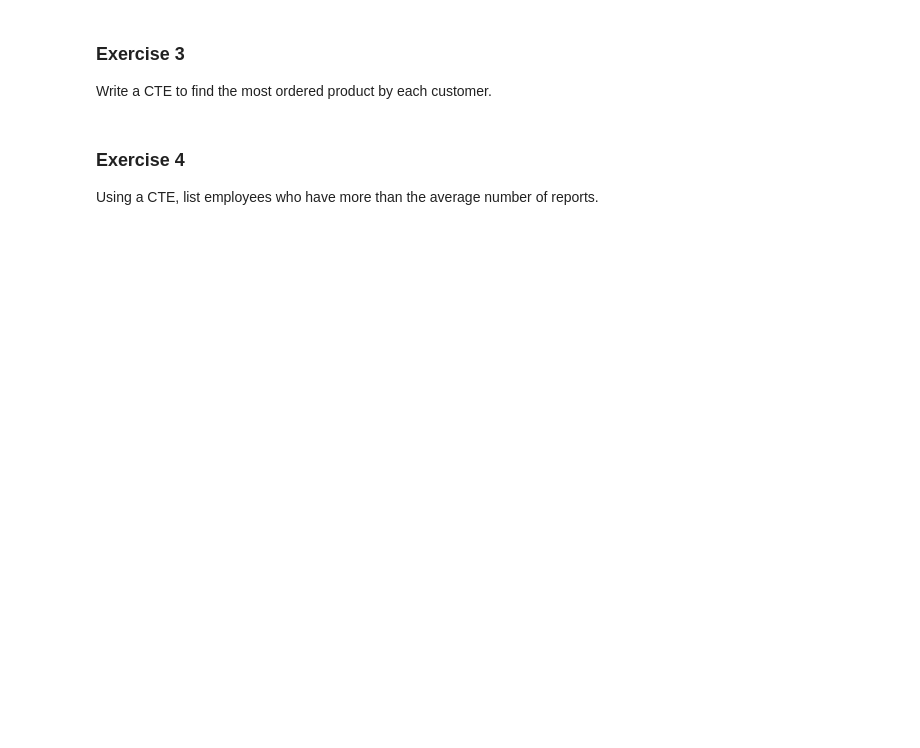
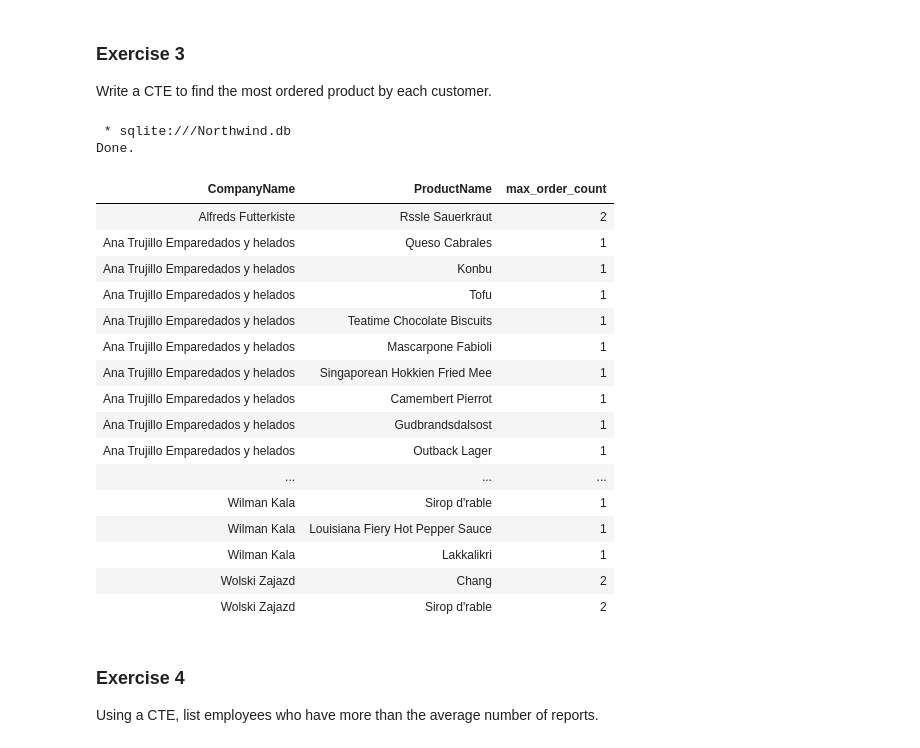
Before and after one commit to RealElvince/northwind-project-2, a Jupyter notebook: Subqueries and CTE's [Exercise].ipynb, the cells around one changed output. Cells and saved outputs as stored; diff of their text form; code cells hidden in the pictures; blank space fills up the shorter version.

```diff
--- a/Subqueries and CTE's [Exercise].ipynb
+++ b/Subqueries and CTE's [Exercise].ipynb
@@ -74,7 +90,44 @@ Find out the names of customers who have ordered products of more than the avera
 
 Write a CTE to find the most ordered product by each customer.
 # %%
-# Add your code here
+%%sql
+
+WITH most_ordered_products AS (
+    SELECT customers.CustomerID, OrderDetails.ProductID, COUNT(*) AS order_count
+    FROM customers
+    JOIN orders ON customers.CustomerID = orders.CustomerID
+    JOIN OrderDetails ON orders.OrderID = OrderDetails.OrderID
+    GROUP BY customers.CustomerID, OrderDetails.ProductID
+)
+SELECT customers.CompanyName, products.ProductName, max_order_count
+FROM (
+    SELECT CustomerID, MAX(order_count) AS max_order_count
+    FROM most_ordered_products
+    GROUP BY CustomerID
+) AS max_order_count
+JOIN most_ordered_products ON max_order_count.CustomerID = most_ordered_products.CustomerID AND max_order_count.max_order_count = most_ordered_products.order_count
+JOIN customers ON most_ordered_products.CustomerID = customers.CustomerID
+JOIN products ON most_ordered_products.ProductID = products.ProductID;
+# %% [output]
+ * sqlite:///Northwind.db
+Done.
+| CompanyName | ProductName | max_order_count |
+| Alfreds Futterkiste | Rssle Sauerkraut | 2 |
+| Ana Trujillo Emparedados y helados | Queso Cabrales | 1 |
+| Ana Trujillo Emparedados y helados | Konbu | 1 |
+| Ana Trujillo Emparedados y helados | Tofu | 1 |
+| Ana Trujillo Emparedados y helados | Teatime Chocolate Biscuits | 1 |
+| Ana Trujillo Emparedados y helados | Mascarpone Fabioli | 1 |
+| Ana Trujillo Emparedados y helados | Singaporean Hokkien Fried Mee | 1 |
+| Ana Trujillo Emparedados y helados | Camembert Pierrot | 1 |
+| Ana Trujillo Emparedados y helados | Gudbrandsdalsost | 1 |
+| Ana Trujillo Emparedados y helados | Outback Lager | 1 |
+| ... | ... | ... |
+| Wilman Kala | Sirop d'rable | 1 |
+| Wilman Kala | Louisiana Fiery Hot Pepper Sauce | 1 |
+| Wilman Kala | Lakkalikri | 1 |
+| Wolski Zajazd | Chang | 2 |
+| Wolski Zajazd | Sirop d'rable | 2 |
 # %% [markdown]
 ### Exercise 4
 
```
Also changed, not shown: parts of 2 cells of this notebook.
